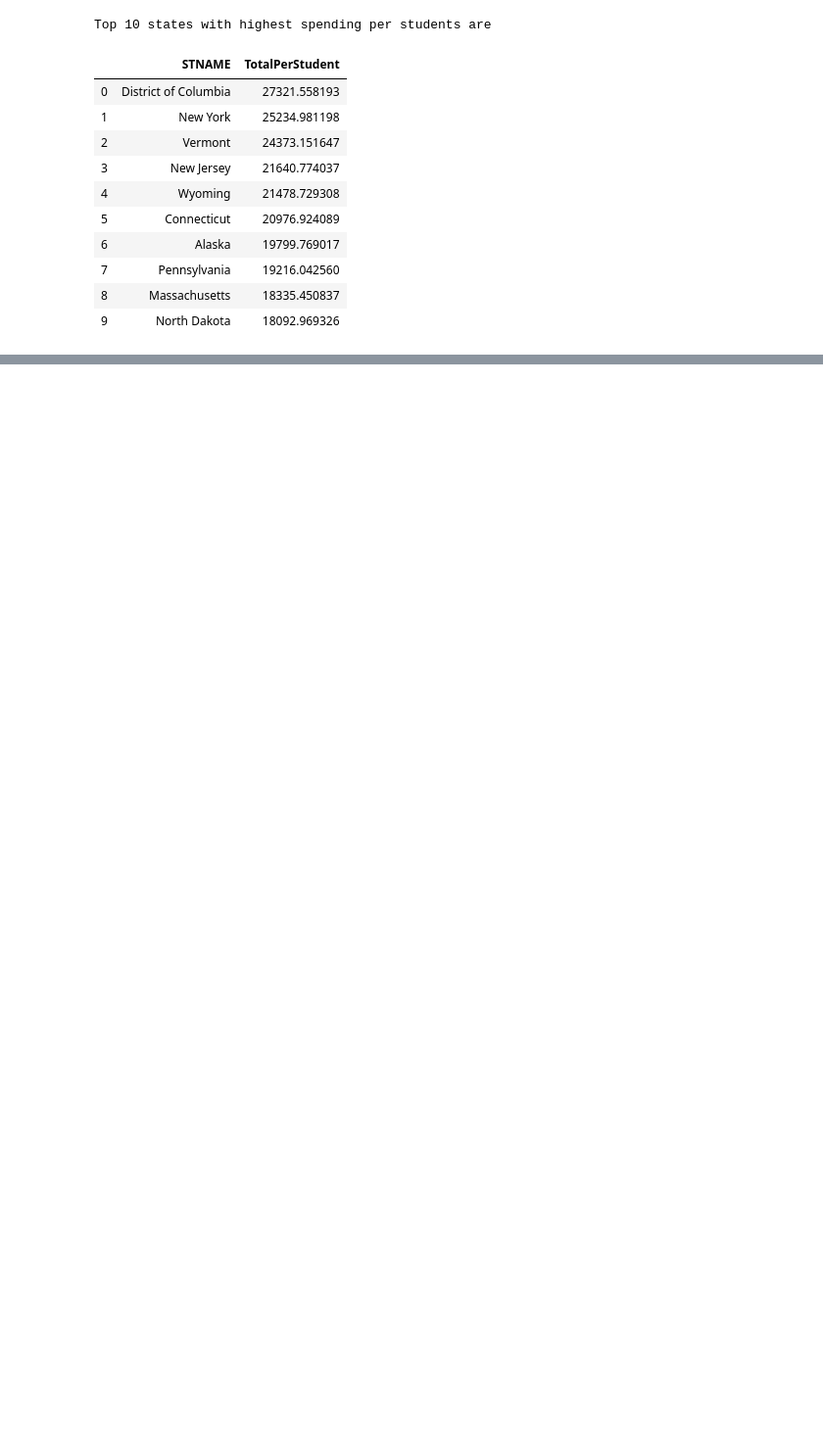
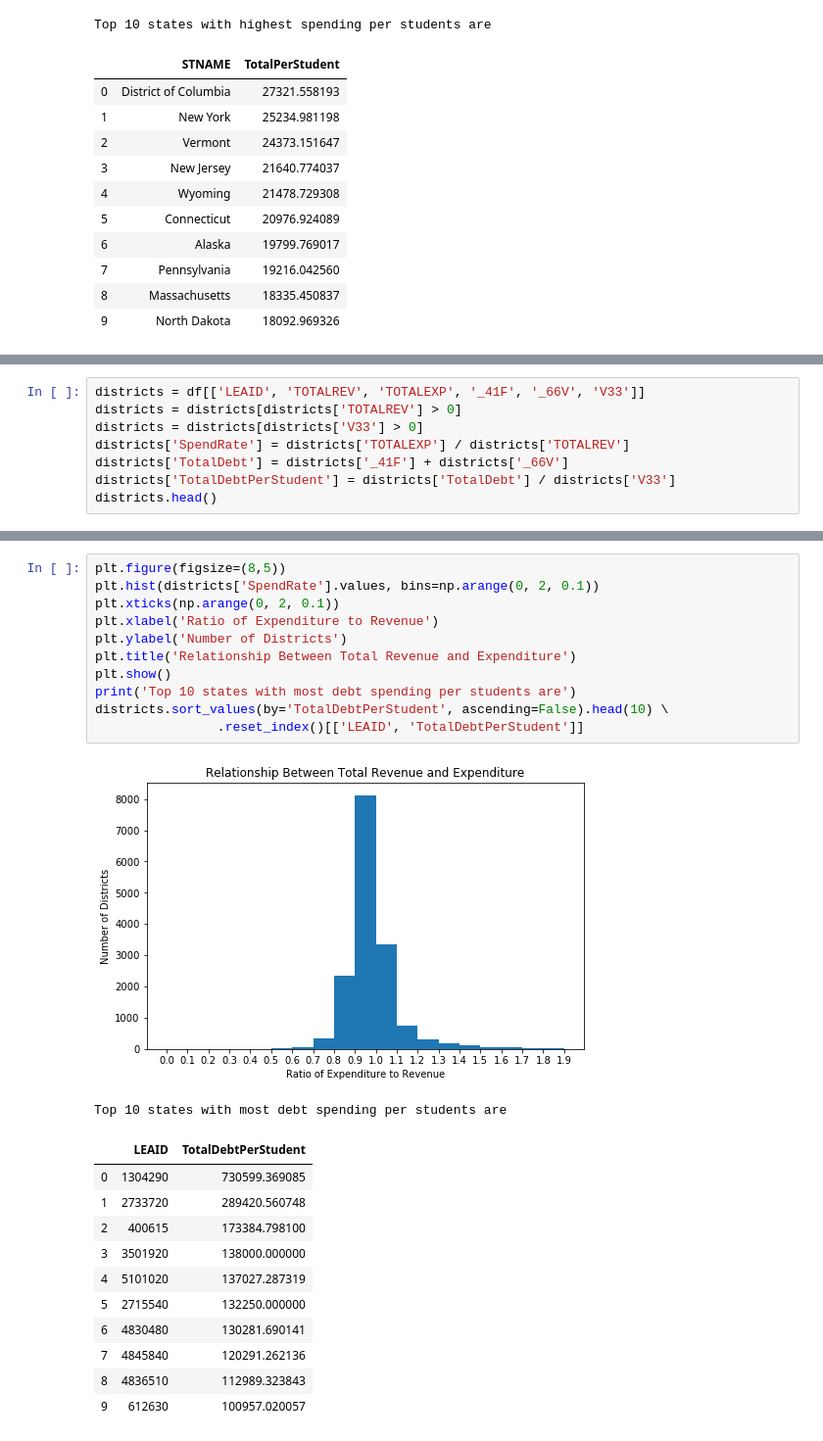
Before and after one commit to sarthakkothari/DS5500, a Jupyter notebook: HW3/HW3.ipynb, the cells around one changed output, grey strips where cells are left out. Shown at 98% size. Cells and saved outputs as stored; diff of their text form; blank space fills up the shorter version.

```diff
--- a/HW3/HW3.ipynb
+++ b/HW3/HW3.ipynb
@@ -58,0 +66,8 @@ Top 10 states with highest spending per students are
+# %%
+districts = df[['LEAID', 'TOTALREV', 'TOTALEXP', '_41F', '_66V', 'V33']]
+districts = districts[districts['TOTALREV'] > 0]
+districts = districts[districts['V33'] > 0]
+districts['SpendRate'] = districts['TOTALEXP'] / districts['TOTALREV']
+districts['TotalDebt'] = districts['_41F'] + districts['_66V']
+districts['TotalDebtPerStudent'] = districts['TotalDebt'] / districts['V33']
+districts.head()
@@ -58,0 +81,25 @@ Top 10 states with highest spending per students are
+# %%
+plt.figure(figsize=(8,5))
+plt.hist(districts['SpendRate'].values, bins=np.arange(0, 2, 0.1))
+plt.xticks(np.arange(0, 2, 0.1))
+plt.xlabel('Ratio of Expenditure to Revenue')
+plt.ylabel('Number of Districts')
+plt.title('Relationship Between Total Revenue and Expenditure')
+plt.show()
+print('Top 10 states with most debt spending per students are')
+districts.sort_values(by='TotalDebtPerStudent', ascending=False).head(10) \
+                .reset_index()[['LEAID', 'TotalDebtPerStudent']]
+# %% [output]
+[figure, added]
+Top 10 states with most debt spending per students are
+|  | LEAID | TotalDebtPerStudent |
+| 0 | 1304290 | 730599.369085 |
+| 1 | 2733720 | 289420.560748 |
+| 2 | 400615 | 173384.798100 |
+| 3 | 3501920 | 138000.000000 |
+| 4 | 5101020 | 137027.287319 |
+| 5 | 2715540 | 132250.000000 |
+| 6 | 4830480 | 130281.690141 |
+| 7 | 4845840 | 120291.262136 |
+| 8 | 4836510 | 112989.323843 |
+| 9 | 612630 | 100957.020057 |
```
Also changed, not shown: parts of 3 cells of this notebook.
